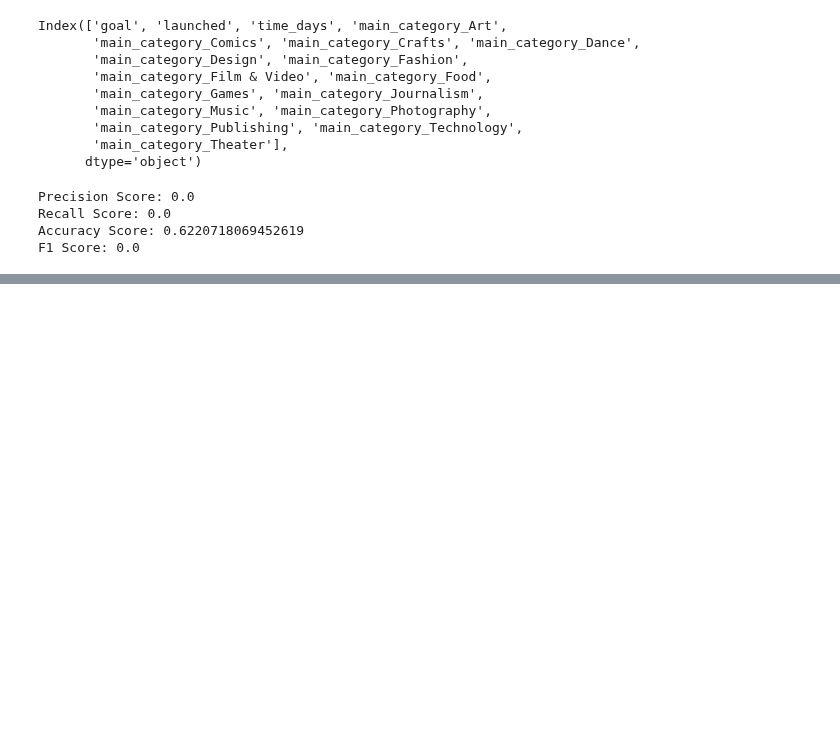
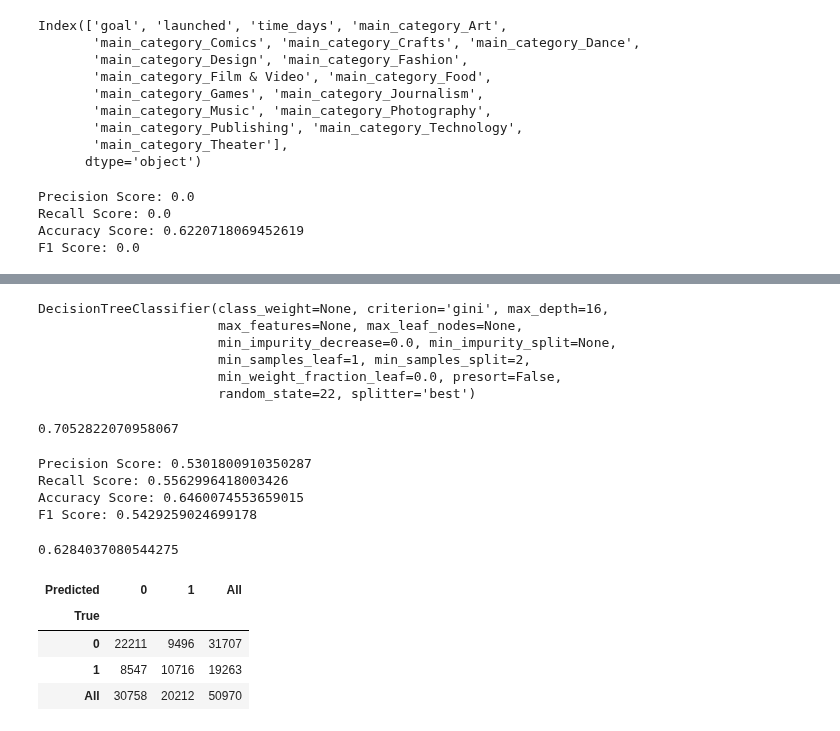
Before and after one commit to JonBebi/Kickfinisher, a Jupyter notebook: Kick_2016.ipynb, the cells around one changed output, grey strips where cells are left out. Cells and saved outputs as stored; diff of their text form; code cells hidden in the pictures; blank space fills up the shorter version.

```diff
--- a/Kick_2016.ipynb
+++ b/Kick_2016.ipynb
@@ -534,0 +543,35 @@ F1 Score: 0.0
+# %%
+tree = DecisionTreeClassifier(max_depth=16, random_state=22)
+tree.fit(X_train, y_train)
+# %% [output]
+DecisionTreeClassifier(class_weight=None, criterion='gini', max_depth=16,
+                       max_features=None, max_leaf_nodes=None,
+                       min_impurity_decrease=0.0, min_impurity_split=None,
+                       min_samples_leaf=1, min_samples_split=2,
+                       min_weight_fraction_leaf=0.0, presort=False,
+                       random_state=22, splitter='best')
+# %%
+tree.score(X_train, y_train)
+# %% [output]
+0.7052822070958067
+# %%
+y_pred = tree.predict(X_test)
+# %%
+print_metrics(y_test, y_pred)
+# %% [output]
+Precision Score: 0.5301800910350287
+Recall Score: 0.5562996418003426
+Accuracy Score: 0.6460074553659015
+F1 Score: 0.5429259024699178
+# %%
+roc_auc_score(y_test, y_pred)
+# %% [output]
+0.6284037080544275
+# %%
+pd.crosstab(y_test, y_pred, rownames=['True'], colnames=['Predicted'], margins=True)
+# %% [output]
+| Predicted | 0 | 1 | All |
+| True |  |  |  |
+| 0 | 22211 | 9496 | 31707 |
+| 1 | 8547 | 10716 | 19263 |
+| All | 30758 | 20212 | 50970 |
```
Also changed, not shown: parts of 7 cells of this notebook.
